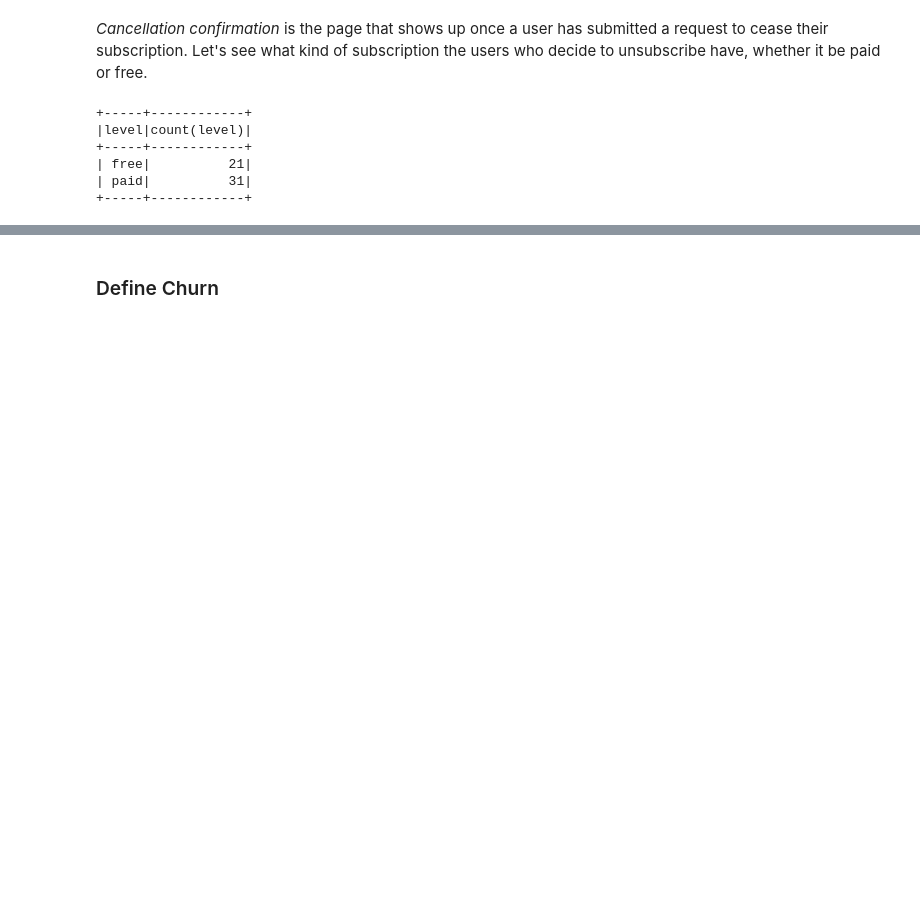
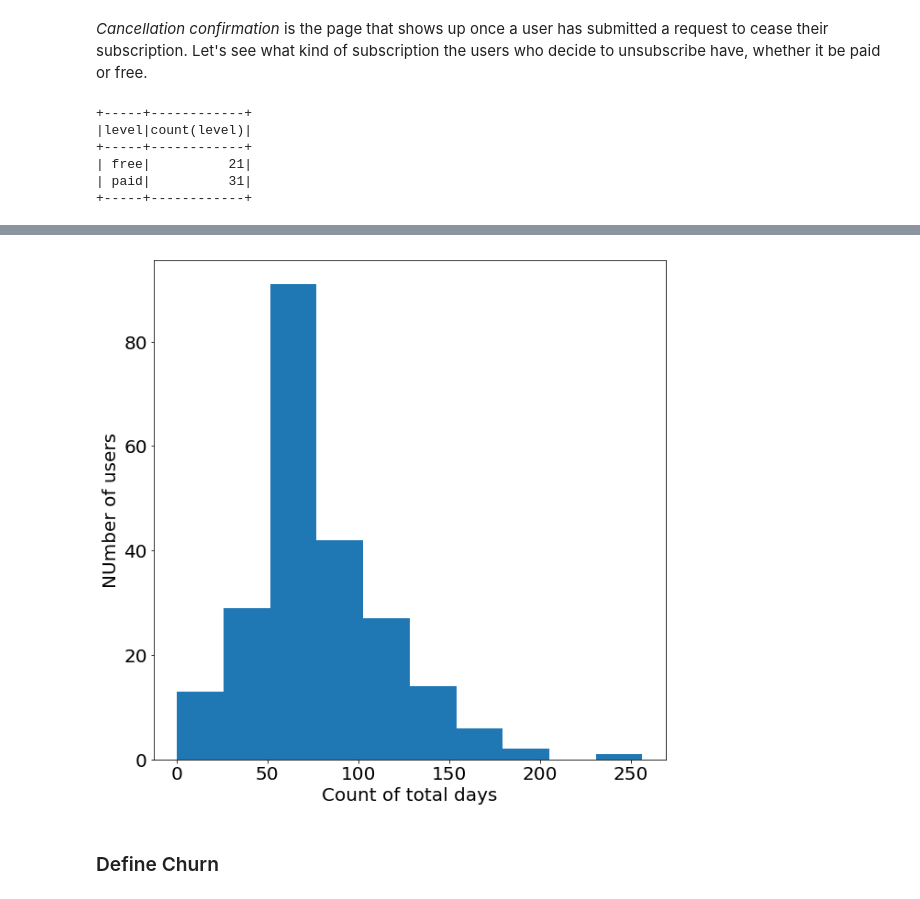
Before and after one commit to Duratorre/Spark-Churn-Prediction, a Jupyter notebook: Sparkify.ipynb, the cells around one changed output, grey strips where cells are left out. Saved outputs shown, nothing was run; the diff lists cells and outputs as text; code cells hidden in the pictures; blank space fills up the shorter version.

```diff
--- a/Sparkify.ipynb
+++ b/Sparkify.ipynb
@@ -183,3 +212,10 @@ df.filter(df.page=="Cancellation Confirmation").select("level").groupby("level")
+# %%
+df_stats["registration_period"].plot.hist(figsize=(10,10), legend=False, fontsize=20)
+plt.ylabel("NUmber of users", fontsize=20)
+plt.xlabel("Count of total days", fontsize=20)
+plt.show()
+# %% [output]
+[figure, added]
 # %% [markdown]
 ### Define Churn
 # %% [markdown]
```
Also changed, not shown: parts of 4 cells of this notebook.
